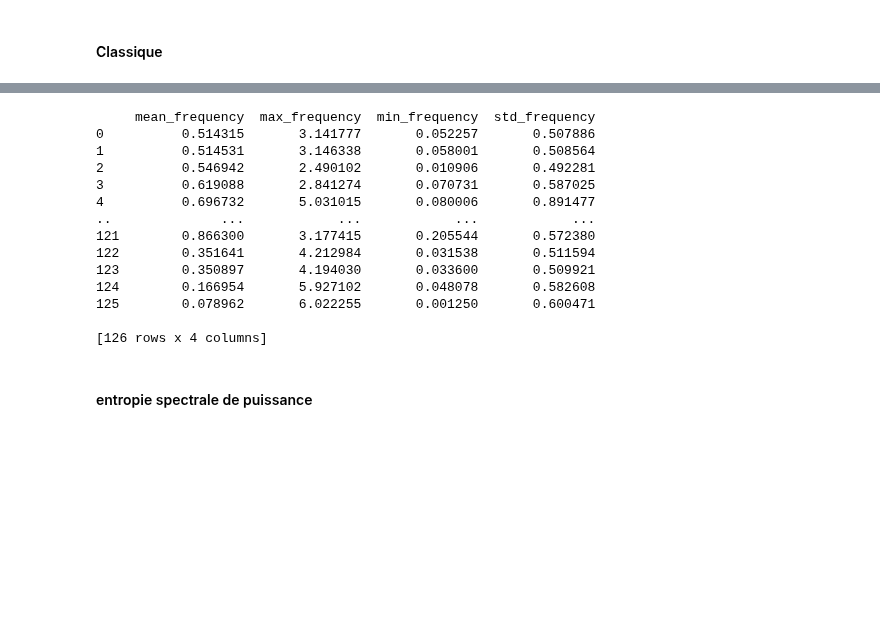
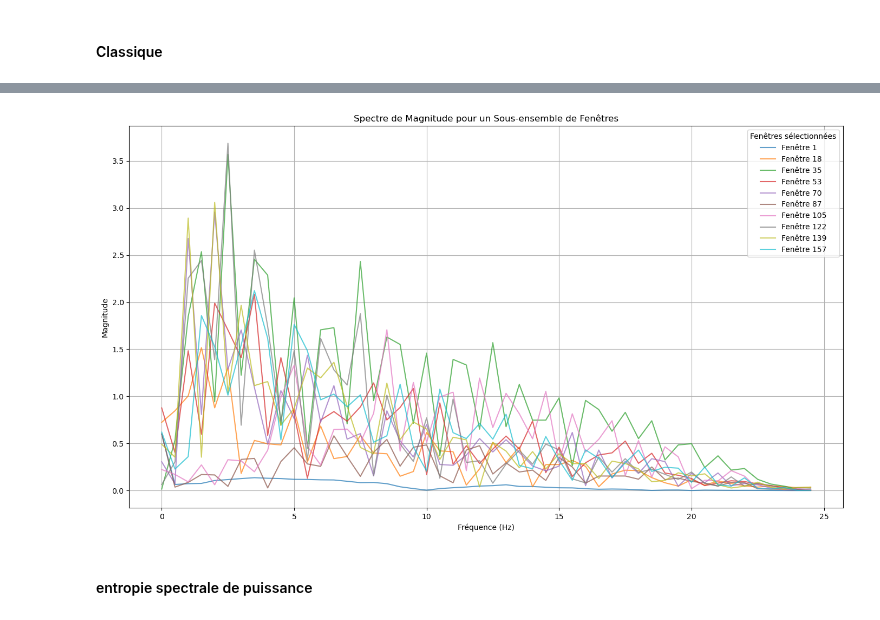
Before and after one commit to Anthoplc/Detect-FOG, a Jupyter notebook: code/feature_extraction.ipynb, the cells around one changed output, grey strips where cells are left out. Saved outputs shown, nothing was run; the diff lists cells and outputs as text; code cells hidden in the pictures; blank space fills up the shorter version.

```diff
--- a/code/feature_extraction.ipynb
+++ b/code/feature_extraction.ipynb
@@ -440,3 +466,22 @@ fft_magnitudes.to_csv(chemin_fichier_excel_temps, index=False)
+# %%
+# Sélectionner un sous-ensemble représentatif de fenêtres pour la visualisation
+# Pour éviter la surcharge graphique, sélectionnons environ 10 fenêtres espacées uniformément à travers le dataset
+indices_fenetres = np.linspace(0, len(fft_magnitudes) - 1, 10, dtype=int)
+
+plt.figure(figsize=(14, 8))
+
+# Tracer les spectres de magnitude pour le sous-ensemble de fenêtres sélectionnées
+for index in indices_fenetres:
+    plt.plot(frequences, fft_magnitudes.iloc[index], label=f'Fenêtre {index+1}', alpha=0.7)
+
+plt.xlabel('Fréquence (Hz)')
+plt.ylabel('Magnitude')
+plt.title('Spectre de Magnitude pour un Sous-ensemble de Fenêtres')
+plt.legend(title="Fenêtres sélectionnées")
+plt.grid(True)
+plt.tight_layout()
+# %% [output]
+[figure, added]
 # %%
 # Calculer les caractéristiques fréquentielles
 mean_frequency = np.mean(fft_magnitudes, axis=1)
@@ -447,25 +491,9 @@ std_frequency = np.std(fft_magnitudes, axis=1)
 # Créer un dataframe pour stocker les caractéristiques fréquentielles
 features_df = pd.DataFrame({
     'mean_frequency': mean_frequency,
-    'max_frequency': max_frequency,
     'min_frequency': min_frequency,
     'std_frequency': std_frequency
 })
-# %% [output]
-     mean_frequency  max_frequency  min_frequency  std_frequency
-0          0.514315       3.141777       0.052257       0.507886
-1          0.514531       3.146338       0.058001       0.508564
-2          0.546942       2.490102       0.010906       0.492281
-3          0.619088       2.841274       0.070731       0.587025
-4          0.696732       5.031015       0.080006       0.891477
-..              ...            ...            ...            ...
-121        0.866300       3.177415       0.205544       0.572380
-122        0.351641       4.212984       0.031538       0.511594
-123        0.350897       4.194030       0.033600       0.509921
-124        0.166954       5.927102       0.048078       0.582608
-125        0.078962       6.022255       0.001250       0.600471
-
-[126 rows x 4 columns]
 # %% [markdown]
 #### entropie spectrale de puissance
 # %%
```
Also changed, not shown: parts of 26 cells of this notebook.
